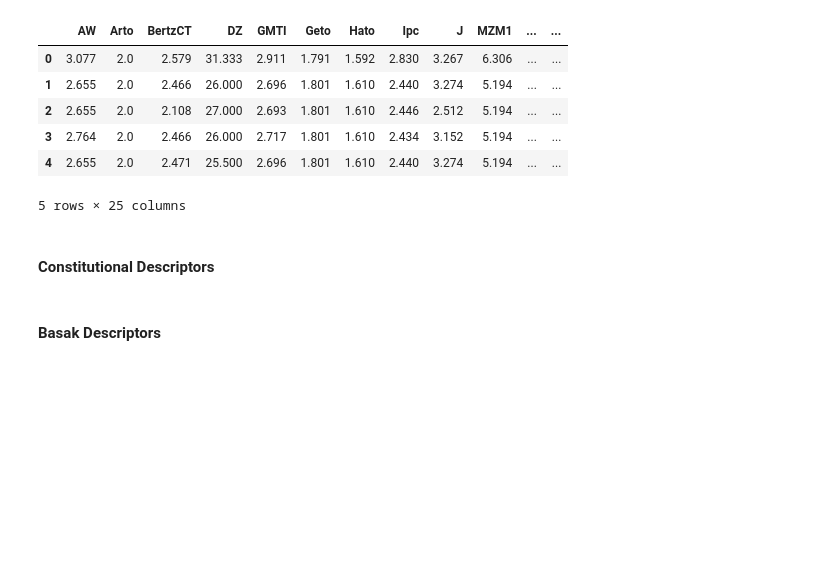
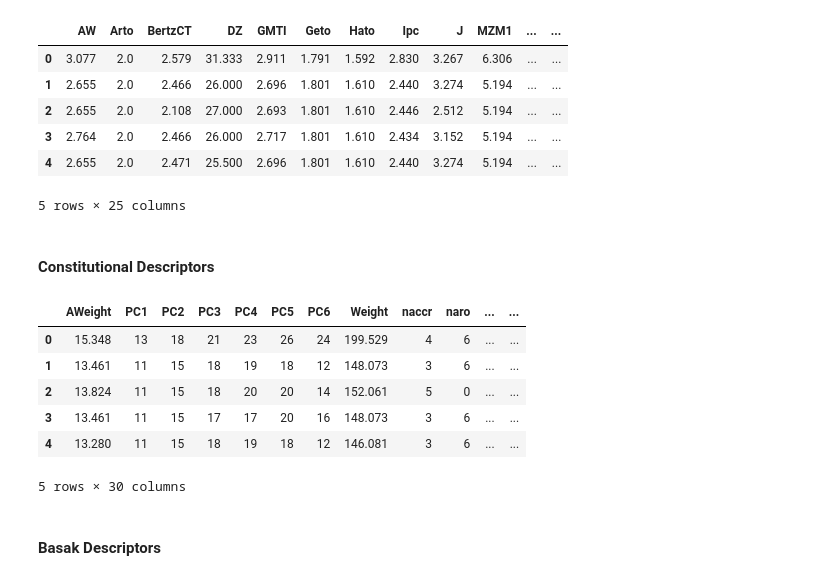
Before and after one commit to BeckResearchLab/PyMolSAR, a Jupyter notebook: examples/usp inhibition/Descriptors Calculation.ipynb, the cells around one changed output. Cells and saved outputs as stored; diff of their text form; code cells hidden in the pictures; blank space fills up the shorter version.

```diff
--- a/examples/usp inhibition/Descriptors Calculation.ipynb
+++ b/examples/usp inhibition/Descriptors Calculation.ipynb
@@ -32,10 +26,18 @@ topology_descriptors.head()
 # %% [markdown]
 #### Constitutional Descriptors
 # %%
-import constitution
-constitution_descriptors = constitution.GetConstitutional(df_x)
+from smdt import constitution
+constitution_descriptors = constitution.GetConstitutional(df_x.head())
 constitution_descriptors.to_csv('Constitutional_Descriptors.csv',encoding='utf-8')
 constitution_descriptors.head()
+# %% [output]
+|  | AWeight | PC1 | PC2 | PC3 | PC4 | PC5 | PC6 | Weight | naccr | naro | ... | ... |
+| 0 | 15.348 | 13 | 18 | 21 | 23 | 26 | 24 | 199.529 | 4 | 6 | ... | ... |
+| 1 | 13.461 | 11 | 15 | 18 | 19 | 18 | 12 | 148.073 | 3 | 6 | ... | ... |
+| 2 | 13.824 | 11 | 15 | 18 | 20 | 20 | 14 | 152.061 | 5 | 0 | ... | ... |
+| 3 | 13.461 | 11 | 15 | 17 | 17 | 20 | 16 | 148.073 | 3 | 6 | ... | ... |
+| 4 | 13.280 | 11 | 15 | 18 | 19 | 18 | 12 | 146.081 | 3 | 6 | ... | ... |
+5 rows × 30 columns
 # %% [markdown]
 #### Basak Descriptors
 # %%
```
Also changed, not shown: parts of 8 cells of this notebook, 5 other files.
